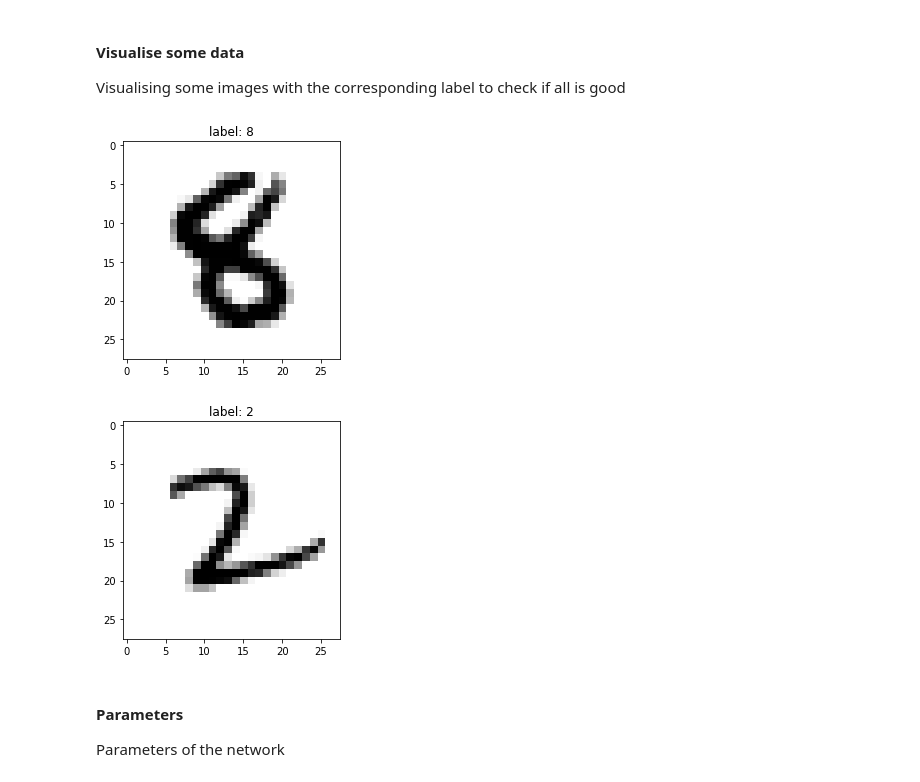
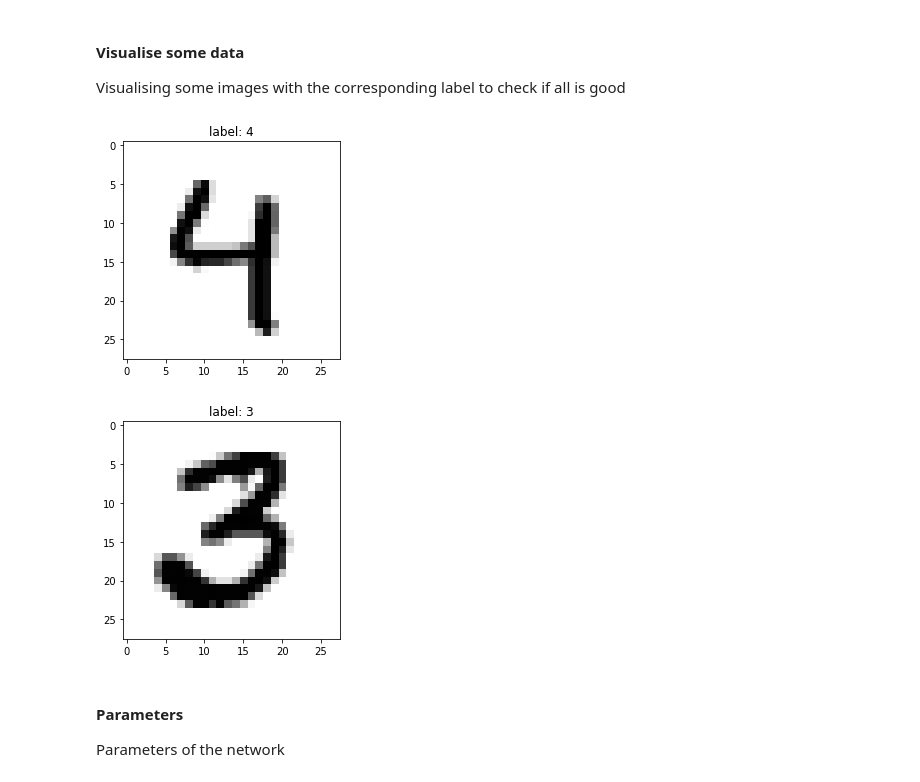
Before and after one commit to ThomasRanvier/bio_inspired_ai, a Jupyter notebook: Perceptron.ipynb, the cells around one changed output. Cells and saved outputs as stored; diff of their text form; code cells hidden in the pictures.

Commit message:
Plots

```diff
--- a/Perceptron.ipynb
+++ b/Perceptron.ipynb
@@ -13,6 +14,7 @@ Using part of the code from the 'lecture_data' script
 data = pickle.load(gzip.open('mnist.pkl.gz'),encoding='latin1')
 train_data = data[0][0]
 train_data_label = data[0][1]
+val_data, val_data_label = zip(*random.sample(list(zip(data[0][0], data[0][1])), 200))
 test_data = data[1][0]
 test_data_label = data[1][1]
 # %% [markdown]
@@ -27,10 +29,10 @@ def display_img(img, lab):
     plt.title('label: ' + str(lab))
 # %%
 for i in range(2):
-    display_img(test_data[i], test_data_label[i])
+    display_img(val_data[i], val_data_label[i])
 # %% [output]
-[figure, old version]
+[figure, new version]
-[figure, old version]
+[figure, new version]
 # %% [markdown]
 #### Parameters
 
```
Also changed, not shown: parts of 13 cells of this notebook, 1 other file.
